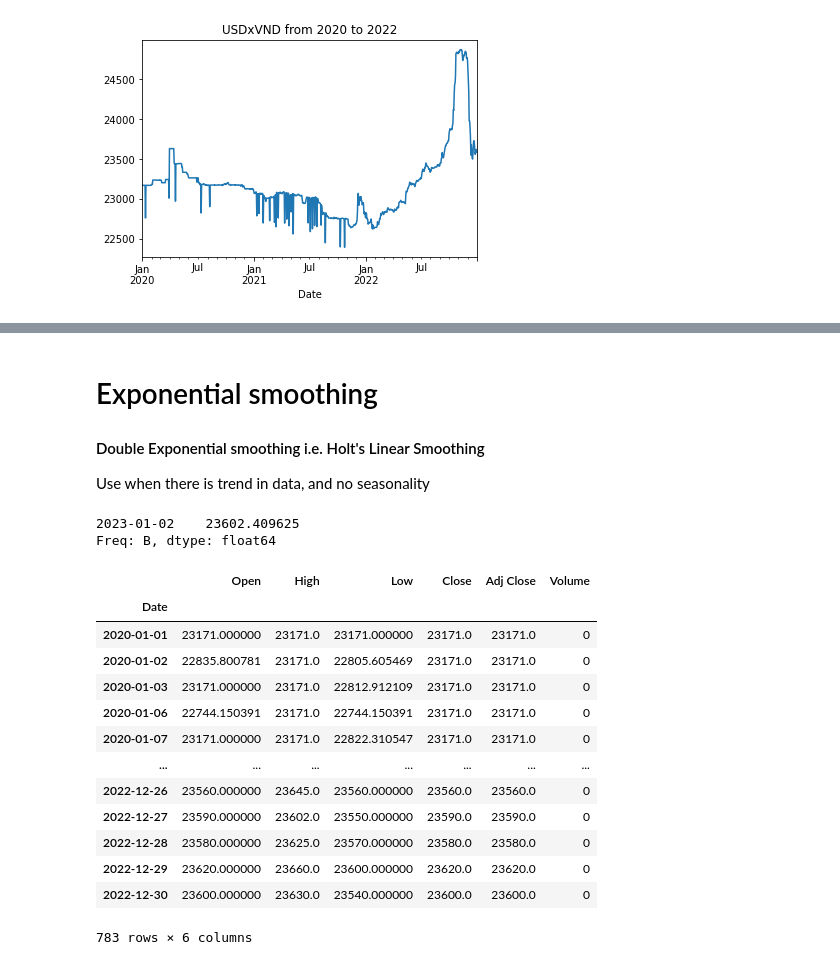
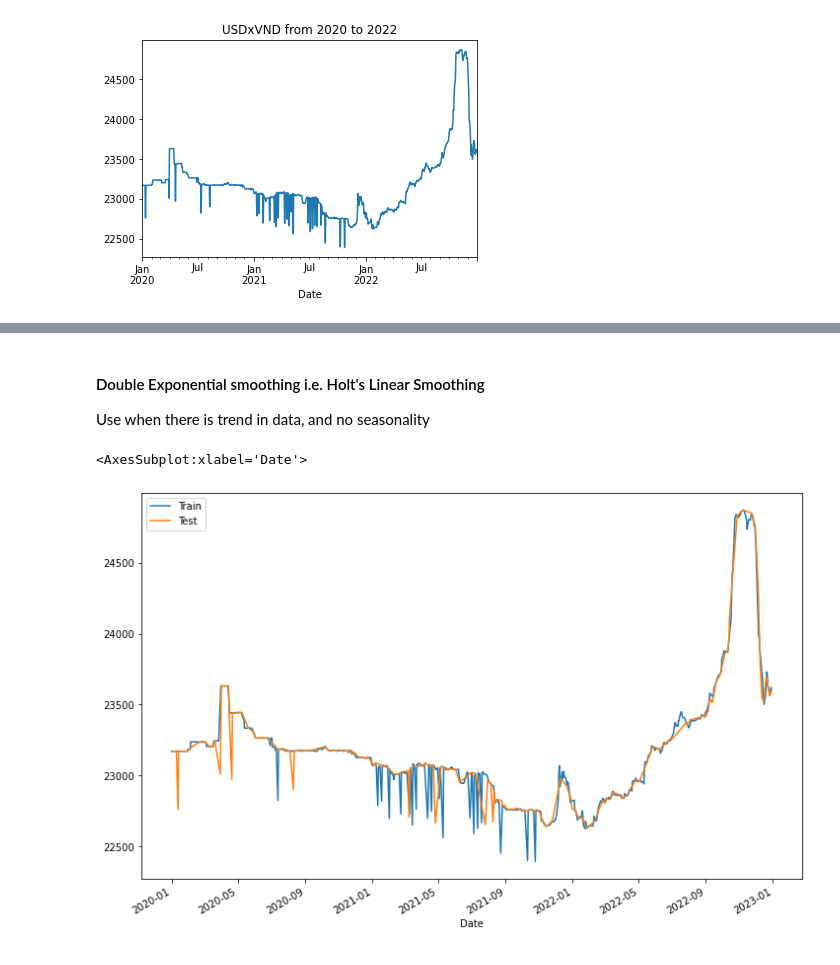
Before and after one commit to czarhirah/Econometrics, a Jupyter notebook: Zah/Exp Smoothing v1.ipynb, the cells around one changed output, grey strips where cells are left out. Drawn from its saved outputs; the diff is of its cells as text; code cells hidden in the pictures.

Commit message:
update exp smoothing

```diff
--- a/Zah/Exp Smoothing v1.ipynb
+++ b/Zah/Exp Smoothing v1.ipynb
@@ -25,4 +29,3 @@ plt.show()
 # %% [markdown]
-# Exponential smoothing
 #### Double Exponential smoothing i.e. Holt's Linear Smoothing
 Use when there is trend in data, and no seasonality
@@ -40,22 +31,0 @@ yhat = model_fit.predict()
-# %%
-yhat
-# %% [output]
-2023-01-02    23602.409625
-Freq: B, dtype: float64
-# %%
-data
-# %% [output]
-|  | Open | High | Low | Close | Adj Close | Volume |
-| Date |  |  |  |  |  |  |
-| 2020-01-01 | 23171.000000 | 23171.0 | 23171.000000 | 23171.0 | 23171.0 | 0 |
-| 2020-01-02 | 22835.800781 | 23171.0 | 22805.605469 | 23171.0 | 23171.0 | 0 |
-| 2020-01-03 | 23171.000000 | 23171.0 | 22812.912109 | 23171.0 | 23171.0 | 0 |
-| 2020-01-06 | 22744.150391 | 23171.0 | 22744.150391 | 23171.0 | 23171.0 | 0 |
-| 2020-01-07 | 23171.000000 | 23171.0 | 22822.310547 | 23171.0 | 23171.0 | 0 |
-| ... | ... | ... | ... | ... | ... | ... |
-| 2022-12-26 | 23560.000000 | 23645.0 | 23560.000000 | 23560.0 | 23560.0 | 0 |
-| 2022-12-27 | 23590.000000 | 23602.0 | 23550.000000 | 23590.0 | 23590.0 | 0 |
-| 2022-12-28 | 23580.000000 | 23625.0 | 23570.000000 | 23580.0 | 23580.0 | 0 |
-| 2022-12-29 | 23620.000000 | 23660.0 | 23600.000000 | 23620.0 | 23620.0 | 0 |
-| 2022-12-30 | 23600.000000 | 23630.0 | 23540.000000 | 23600.0 | 23600.0 | 0 |
-783 rows × 6 columns
@@ -63,0 +32,24 @@ a
+# %%
+# Formatting and splitting dataset into train data and test data
+df = pd.DataFrame(data, columns=['Adj Close'])
+df.index = df.index.strftime('%m-%d-%Y, %r')
+train_df, test_df = train_test_split(df)
+
+# Perform smoothing
+model = sm.tsa.ExponentialSmoothing(df['Adj Close'], trend='add')
+des_model = model.fit(smoothing_level = 0.3, smoothing_trend = 0.2)
+df['Forecast'] = des_model.fittedvalues
+
+fit1 = model.fit() # simple exp smoothing
+pred1 = fit1.forecast(365)
+fit2 = model.fit(smoothing_level = 0.2) # double exp smoothing
+pred2 = fit2.forecast(365)
+
+# Plot
+df = pd.DataFrame(data, columns=['Adj Close'])
+train_df, test_df = train_test_split(df)
+train_df['Adj Close'].plot(legend=True, label='Train')
+test_df['Adj Close'].plot(legend=True, label='Test', figsize = (12,8))
+# %% [output]
+<AxesSubplot:xlabel='Date'>
+[figure, added]
```
Also changed, not shown: parts of 6 cells of this notebook.
